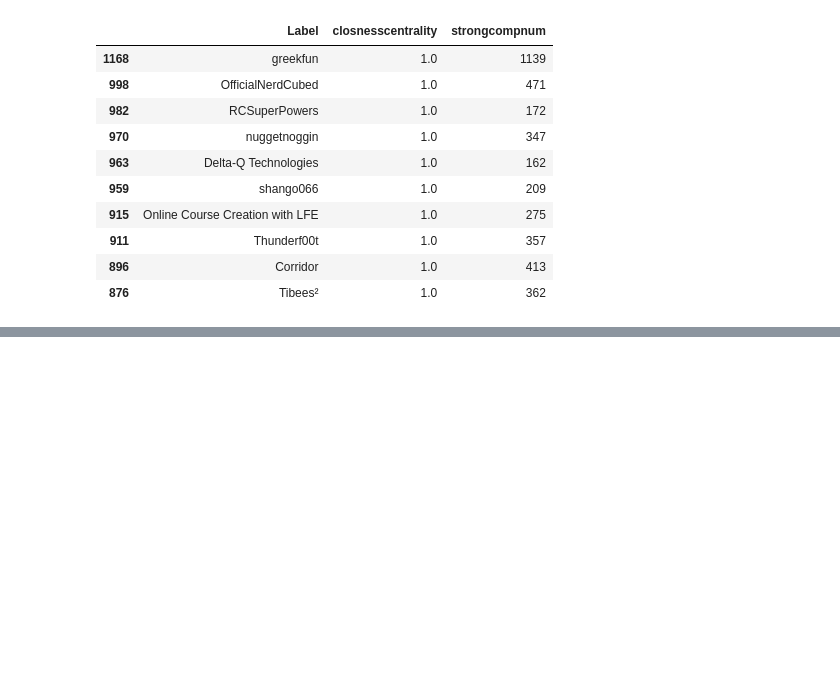
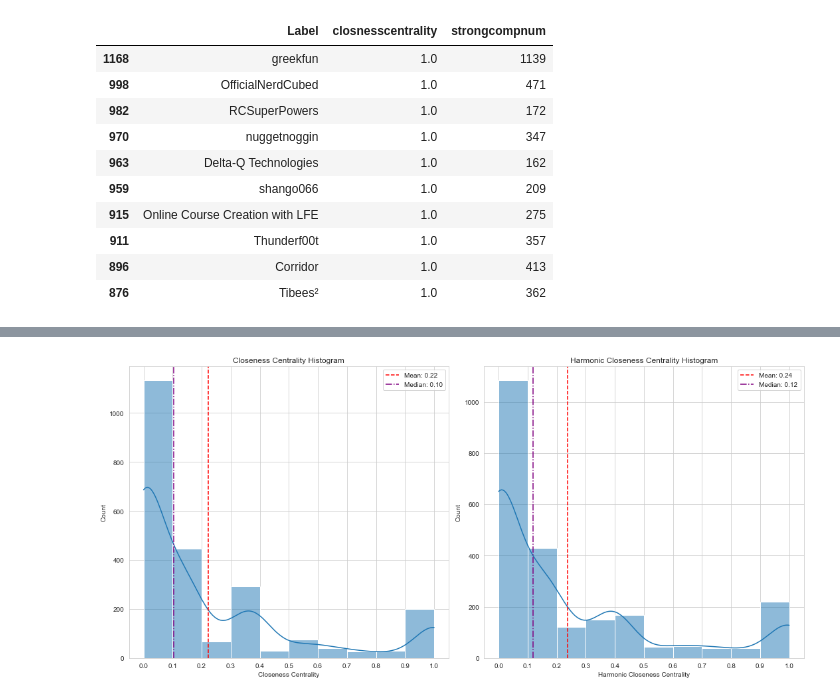
Before and after one commit to alexisfilippakopoulos/Social-Network-Analysis, a Jupyter notebook: data_wrangling.ipynb, the cells around one changed output, grey strips where cells are left out. Drawn from its saved outputs; the diff is of its cells as text; code cells hidden in the pictures; blank space fills up the shorter version.

```diff
--- a/data_wrangling.ipynb
+++ b/data_wrangling.ipynb
@@ -365,0 +350,32 @@ plt.show()
+# %%
+plt.figure(figsize=(15, 7))
+
+plt.subplot(1, 2, 1)
+
+sns.histplot(data=df['closnesscentrality'], bins=10, kde=True)
+mean = df['closnesscentrality'].mean()
+median = df['closnesscentrality'].median()
+plt.axvline(mean, color='r', linestyle='--', label=f'Mean: {mean:.2f}')
+plt.axvline(median, color='purple', linestyle='-.', label=f'Median: {median:.2f}')
+plt.xlabel('Closeness Centrality')
+plt.xticks(np.arange(0, 1.1, 0.1))
+plt.title('Closeness Centrality Histogram')
+plt.legend()
+
+plt.subplot(1, 2, 2)
+
+sns.histplot(data=df['harmonicclosnesscentrality'], bins=10, kde=True)
+mean = df['harmonicclosnesscentrality'].mean()
+median = df['harmonicclosnesscentrality'].median()
+plt.axvline(mean, color='r', linestyle='--', label=f'Mean: {mean:.2f}')
+plt.axvline(median, color='purple', linestyle='-.', label=f'Median: {median:.2f}')
+plt.xticks(np.arange(0, 1.1, 0.1))
+plt.xlabel('Harmonic Closeness Centrality')
+plt.title('Harmonic Closeness Centrality Histogram')
+plt.legend()
+
+plt.tight_layout()
+plt.savefig('Assets/network/closeness_centrality_distr.pdf', dpi=10000, bbox_inches='tight')
+plt.show()
+# %% [output]
+[figure, added]
```
Also changed, not shown: parts of 3 cells of this notebook.
